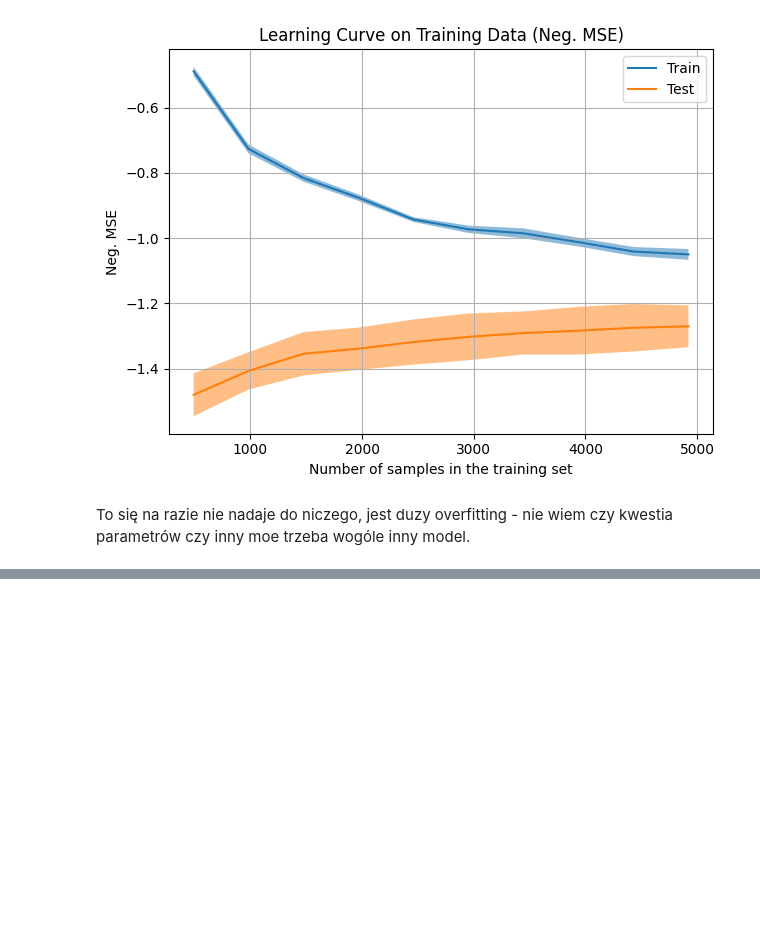
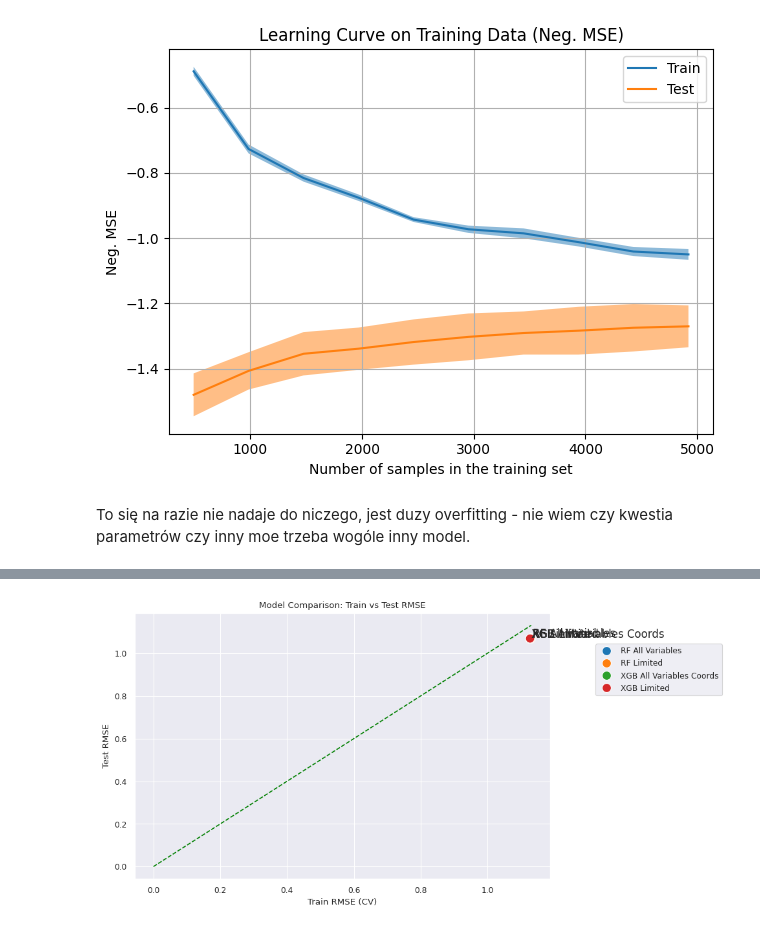
Before and after one commit to karolinazielinska1/XAI-project, a Jupyter notebook: notebooks/02_eda_and_modeling.ipynb, the cells around one changed output, grey strips where cells are left out. Cells and saved outputs as stored; diff of their text form; code cells hidden in the pictures; blank space fills up the shorter version.

```diff
--- a/notebooks/02_eda_and_modeling.ipynb
+++ b/notebooks/02_eda_and_modeling.ipynb
@@ -264,0 +379,10 @@ To się na razie nie nadaje do niczego, jest duzy overfitting - nie wiem czy kwe
+# %%
+
+model_files = {
+    'RF All Variables': '../models/shows_rf_all_vars.pkl',
+    'RF Limited': '../models/shows_rf_limited_vars.pkl',
+    'XGB All Variables Coords': '../models/shows_xgb_all_vars.pkl',
+    'XGB Limited': '../models/shows_xgb_limited_vars.pkl'
+}
+
+models = {name: joblib.load(path) for name, path in model_files.items()}
@@ -264,0 +441,3 @@ To się na razie nie nadaje do niczego, jest duzy overfitting - nie wiem czy kwe
+# %%
+df_results = pd.DataFrame(results)
+df_results
@@ -264,0 +450,26 @@ To się na razie nie nadaje do niczego, jest duzy overfitting - nie wiem czy kwe
+# %%
+import seaborn as sns
+sns.set_style(style='darkgrid')
+sns.set_context("paper")
+plt.figure(figsize=(10, 5))
+ax = sns.scatterplot(data=df_results,
+                     x='rmse_train', y='rmse_test',
+                     hue='model',
+                     s=100)
+
+g = max(df_results['rmse_train'].max(), df_results['rmse_test'].max())
+ax.plot([0, g], [0, g], '--', color='green')
+
+
+for idx, row in df_results.iterrows():
+    ax.text(row['rmse_train'] + 0.005, row['rmse_test'] + 0.005,
+            row['model'], fontsize=12)
+
+ax.set_xlabel('Train RMSE (CV)')
+ax.set_ylabel('Test RMSE')
+ax.set_title('Model Comparison: Train vs Test RMSE')
+plt.legend(bbox_to_anchor=(1.1, 0.9), loc='upper left')
+plt.tight_layout()
+plt.show()
+# %% [output]
+[figure, added]
```
Also changed, not shown: parts of 13 cells of this notebook, 6 other files.
